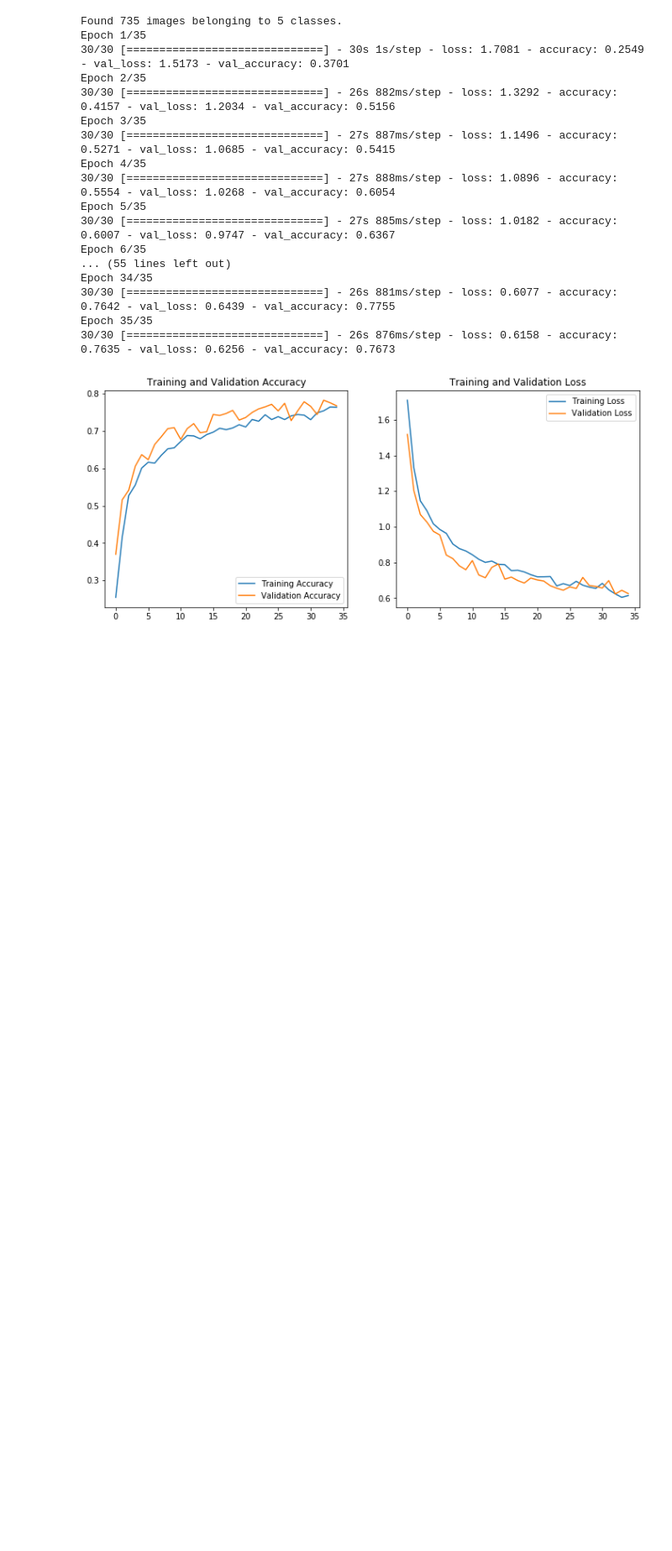
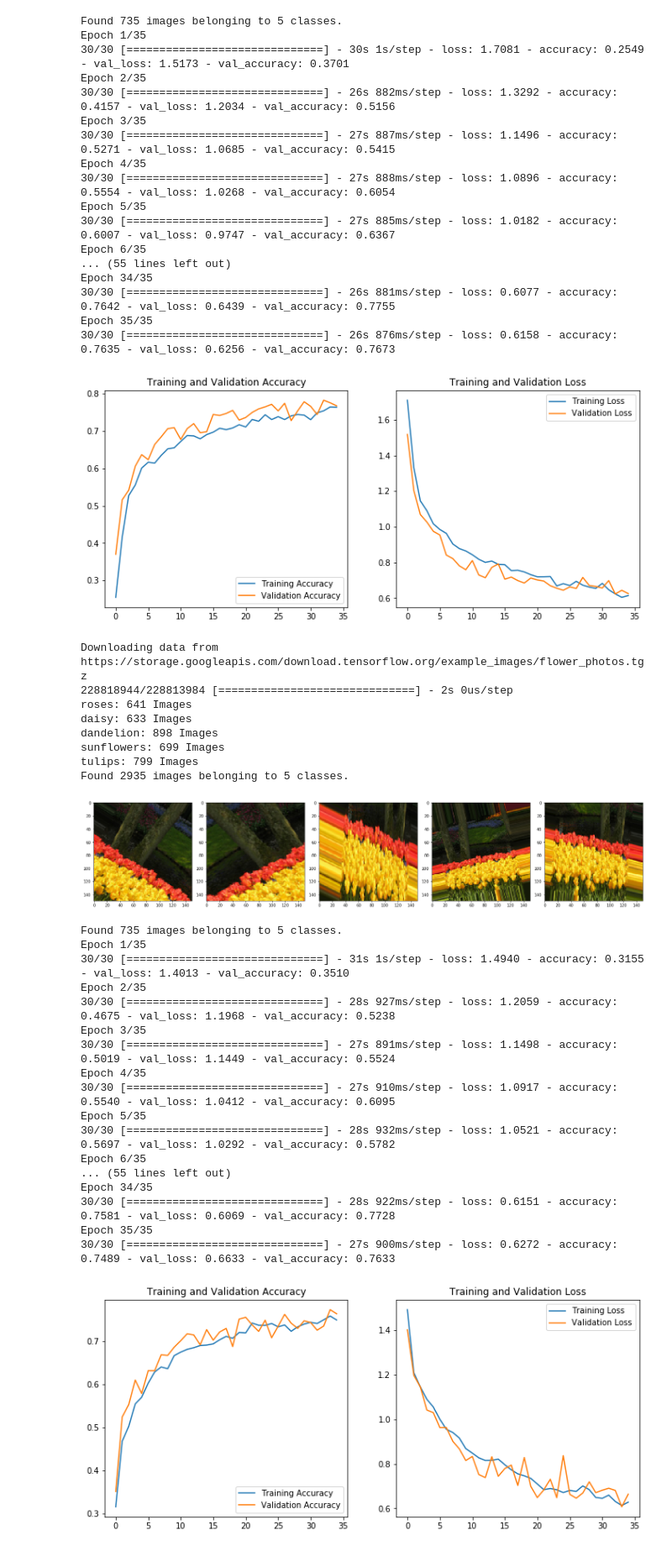
Before and after one commit to jessicamadridmejia/Intro-to-TensorFlow-for-Deep-Learning, a Jupyter notebook: l05c03_exercise_flowers_with_data_augmentation.ipynb, the cells around one changed output. Shown at 84% size. Cells and saved outputs as stored; diff of their text form; code cells hidden in the pictures; blank space fills up the shorter version.

```diff
--- a/l05c03_exercise_flowers_with_data_augmentation.ipynb
+++ b/l05c03_exercise_flowers_with_data_augmentation.ipynb
@@ -735,11 +735,11 @@ model = tf.keras.models.Sequential([
     tf.keras.layers.Conv2D(64, (3,3), activation='relu'),
     tf.keras.layers.MaxPooling2D((2,2)),
 
-    tf.keras.layers.Dropout(0.5),
+    tf.keras.layers.Dropout(0.2),
     tf.keras.layers.Flatten(),
     tf.keras.layers.Dense(64, activation='relu'),
-    tf.keras.layers.Dense(512, activation='relu'),
     tf.keras.layers.Dense(128, activation='relu'),
+    tf.keras.layers.Dense(64, activation='relu'),
     tf.keras.layers.Dense(5, activation='softmax')
 ])
 
@@ -750,30 +750,58 @@ model.compile(optimizer='adam', loss='sparse_categorical_crossentropy', metrics=
 epochs = 35
 
 history = model.fit_generator(train_data_gen,
                               steps_per_epoch=int(np.ceil(total_train/float(batch_size))),
                               epochs=epochs,
                               validation_data=val_data_gen,
                               validation_steps=int(np.ceil(total_val/float(batch_size))))
 
 # Graphs
 acc = history.history['accuracy']
 val_acc = history.history['val_accuracy']
 
 loss = history.history['loss']
 val_loss = history.history['val_loss']
 
 epochs_range = range(epochs)
 
 plt.figure(figsize=(12,5))
 plt.subplot(1,2,1)
 plt.plot(epochs_range, acc, label='Training Accuracy')
 plt.plot(epochs_range, val_acc, label='Validation Accuracy')
 plt.legend(loc='lower right')
 plt.title('Training and Validation Accuracy')
 
 plt.subplot(1,2,2)
 plt.plot(epochs_range, loss, label='Training Loss')
 plt.plot(epochs_range, val_loss, label='Validation Loss')
 plt.legend(loc='upper right')
 plt.title('Training and Validation Loss')
 plt.show()
+# %% [output]
+Downloading data from https://storage.googleapis.com/download.tensorflow.org/example_images/flower_photos.tgz
+228818944/228813984 [==============================] - 2s 0us/step
+roses: 641 Images
+daisy: 633 Images
+dandelion: 898 Images
+sunflowers: 699 Images
+tulips: 799 Images
+Found 2935 images belonging to 5 classes.
+[figure, added]
+Found 735 images belonging to 5 classes.
+Epoch 1/35
+30/30 [==============================] - 31s 1s/step - loss: 1.4940 - accuracy: 0.3155 - val_loss: 1.4013 - val_accuracy: 0.3510
+Epoch 2/35
+30/30 [==============================] - 28s 927ms/step - loss: 1.2059 - accuracy: 0.4675 - val_loss: 1.1968 - val_accuracy: 0.5238
+Epoch 3/35
+30/30 [==============================] - 27s 891ms/step - loss: 1.1498 - accuracy: 0.5019 - val_loss: 1.1449 - val_accuracy: 0.5524
+Epoch 4/35
+30/30 [==============================] - 27s 910ms/step - loss: 1.0917 - accuracy: 0.5540 - val_loss: 1.0412 - val_accuracy: 0.6095
+Epoch 5/35
+30/30 [==============================] - 28s 932ms/step - loss: 1.0521 - accuracy: 0.5697 - val_loss: 1.0292 - val_accuracy: 0.5782
+Epoch 6/35
+... (55 lines left out)
+Epoch 34/35
+30/30 [==============================] - 28s 922ms/step - loss: 0.6151 - accuracy: 0.7581 - val_loss: 0.6069 - val_accuracy: 0.7728
+Epoch 35/35
+30/30 [==============================] - 27s 900ms/step - loss: 0.6272 - accuracy: 0.7489 - val_loss: 0.6633 - val_accuracy: 0.7633
+[figure, added]
```
